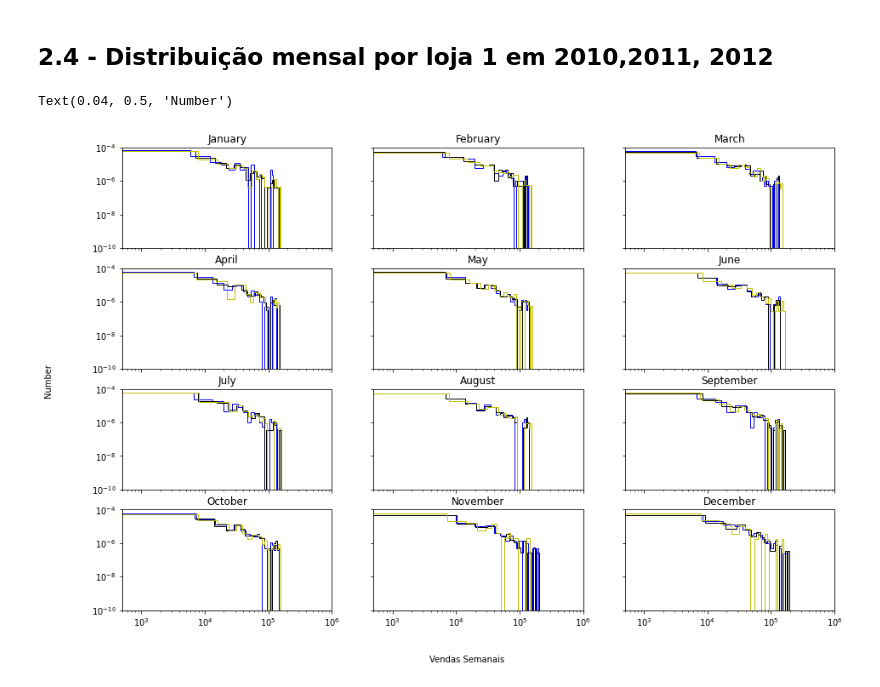
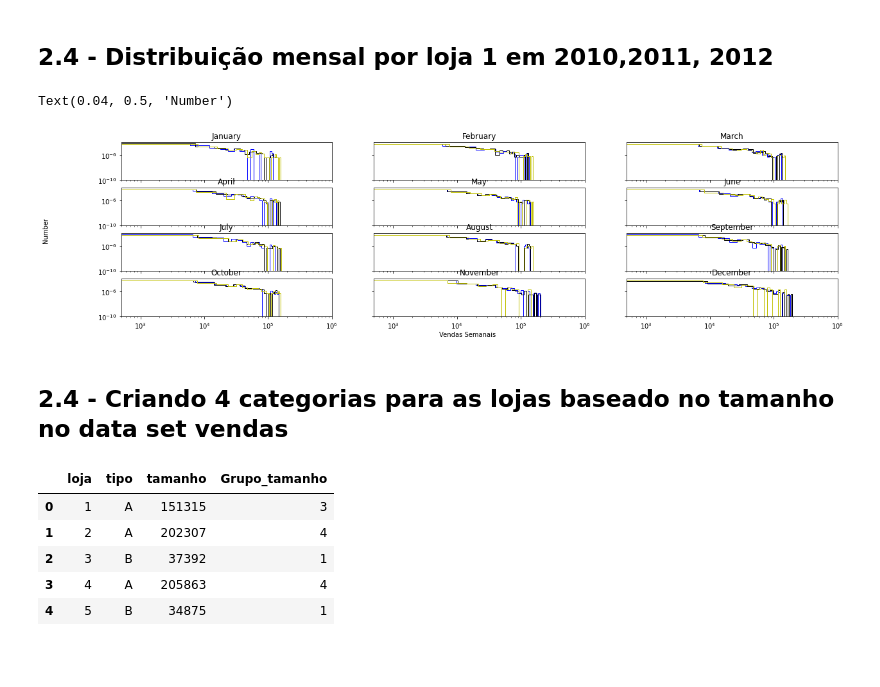
Before and after one commit to SamuelSousaFerreira/Analise-de-lojas-de-varejo, a Jupyter notebook: Análise_de_varejo.ipynb, the cells around one changed output. Saved outputs shown, nothing was run; the diff lists cells and outputs as text; code cells hidden in the pictures; blank space fills up the shorter version.

```diff
--- a/Análise_de_varejo.ipynb
+++ b/Análise_de_varejo.ipynb
@@ -129,7 +129,7 @@ Com a função describe() conseguimos obter algumas informações do data set
 # %% [markdown]
 ## **data set vendas**
 # %%
-vendas = pd.read_csv('/sales data-set.csv')
+vendas = pd.read_csv('/content/sales data-set.csv')
 print(f'{vendas.shape[0]} linhas e {vendas.shape[1]} colunas')
 vendas.head()
 # %% [output]
@@ -350,29 +352,41 @@ Text(0.04, 0.5, 'Number')
 # %% [markdown]
 ## **2.4 - Distribuição mensal por loja 1  em 2010,2011, 2012**
 # %%
-fig, eixo = plt.subplots(4, 3, sharex=True, sharey=True,figsize=(15,10))
+fig, eixo = plt.subplots(4, 3, sharex=True, sharey=True,figsize=(20,5))
 s, m = 1, 1
 for i in range(0, 4):
     for j in range(0, 3):
 
         a = vendas.vendas_semanal.loc[(vendas.loja == s) & (vendas.data.dt.year == 2010) & (vendas.data.dt.month == m)]
         ax = eixo[i,j].hist(a, 20, color='b', histtype='step', density=True)
 
         b = vendas.vendas_semanal.loc[(vendas.loja == s) & (vendas.data.dt.year == 2011) & (vendas.data.dt.month == m)]
         ax = eixo[i,j].hist(b , 20, color='black',histtype='step', density=True)
 
         c = vendas.vendas_semanal.loc[(vendas.loja == s) & (vendas.data.dt.year == 2012) & (vendas.data.dt.month == m)]
         ax = eixo[i,j].hist(c, 20, color='y', histtype='step', density=True);
 
         eixo[i,j].set_yscale('log')
         eixo[i,j].set_xscale('log')
         eixo[i,j].set_ylim(1e-10,1e-4)
         eixo[i,j].set_xlim(5e2,1e6)
         eixo[i,j].set_title('%s'%calendar.month_name[m])
         m += 1
         #s += 1
 fig.text(0.5, 0.04, 'Vendas Semanais', ha='center')
 fig.text(0.04, 0.5, 'Number', va='center', rotation='vertical')
 # %% [output]
 Text(0.04, 0.5, 'Number')
-[figure, old version]
+[figure, new version]
+# %% [markdown]
+## **2.4 - Criando 4 categorias para as lojas baseado no tamanho no data set vendas**
+# %%
+lojas['Grupo_tamanho'] = pd.cut(lojas['tamanho'], bins=4, labels=np.arange(1, 5)).astype(np.int) #cria uma coluna com  agrupando as lojas em 4 grupos de tamanho 0-1,1-2,2-3,3-4
+lojas.head()
+# %% [output]
+|  | loja | tipo | tamanho | Grupo_tamanho |
+| 0 | 1 | A | 151315 | 3 |
+| 1 | 2 | A | 202307 | 4 |
+| 2 | 3 | B | 37392 | 1 |
+| 3 | 4 | A | 205863 | 4 |
+| 4 | 5 | B | 34875 | 1 |
```
Also changed, not shown: parts of 17 cells of this notebook.
